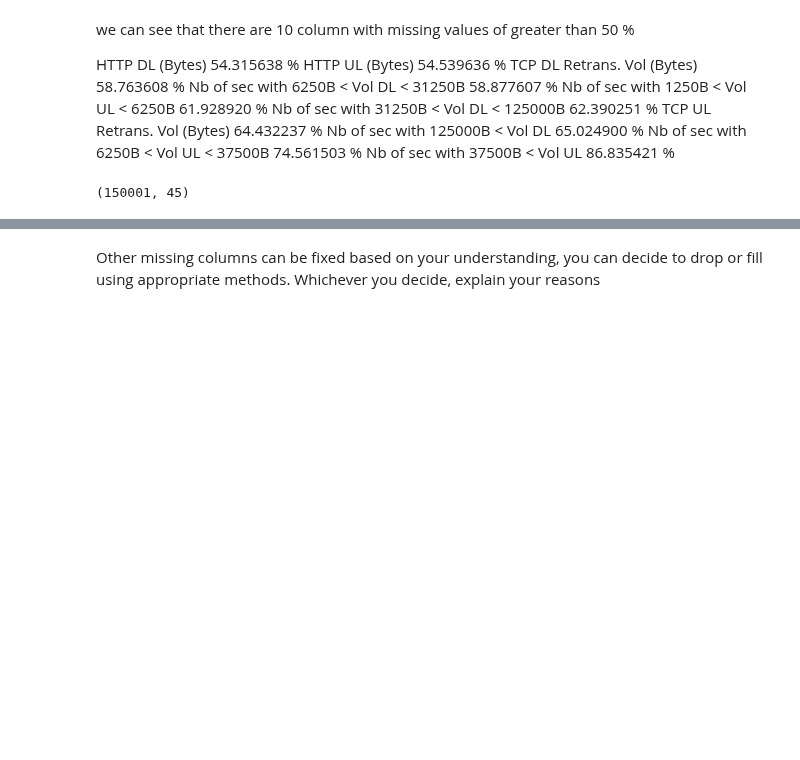
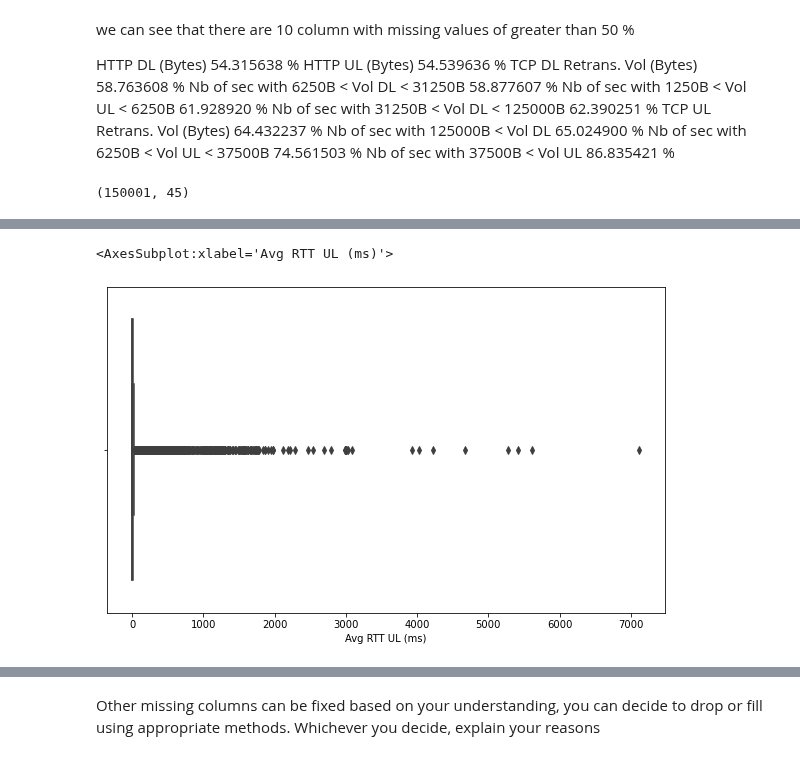
Before and after one commit to heavye/Telecom_User_Analytics, a Jupyter notebook: notebooks/Data Cleaning, Transforming and Extraction.ipynb, the cells around one changed output, grey strips where cells are left out. Cells and saved outputs as stored; diff of their text form; code cells hidden in the pictures; blank space fills up the shorter version.

```diff
--- a/notebooks/Data Cleaning, Transforming and Extraction.ipynb
+++ b/notebooks/Data Cleaning, Transforming and Extraction.ipynb
@@ -209,0 +270,6 @@ df_clean['race'] = df_clean['race'].fillna(df_clean['race'].mode()[0])
+# %%
+fig, ax = plt.subplots(figsize=(10,6))
+sns.boxplot(db['Avg RTT UL (ms)'])
+# %% [output]
+<AxesSubplot:xlabel='Avg RTT UL (ms)'>
+[figure, added]
```
Also changed, not shown: parts of 17 cells of this notebook.
